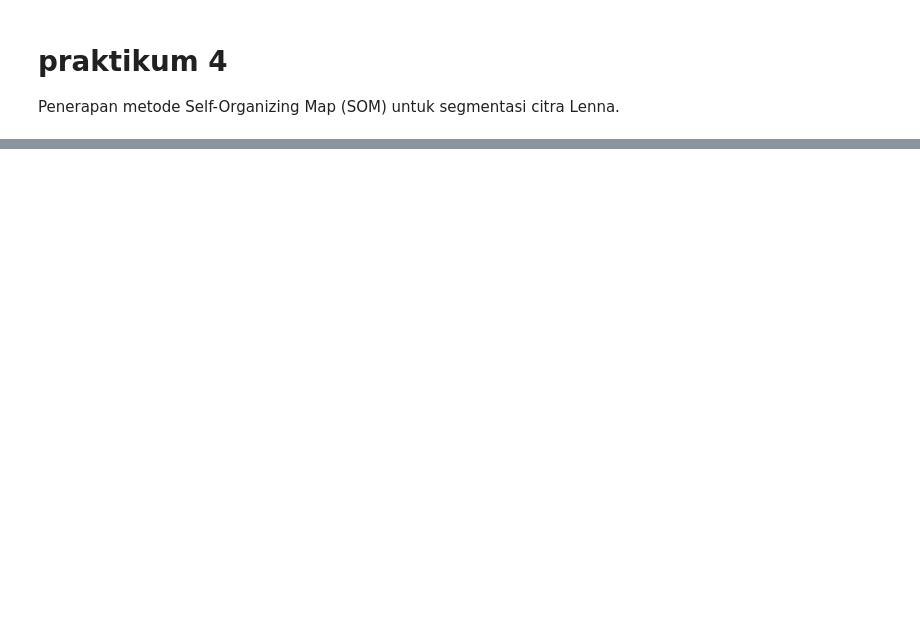
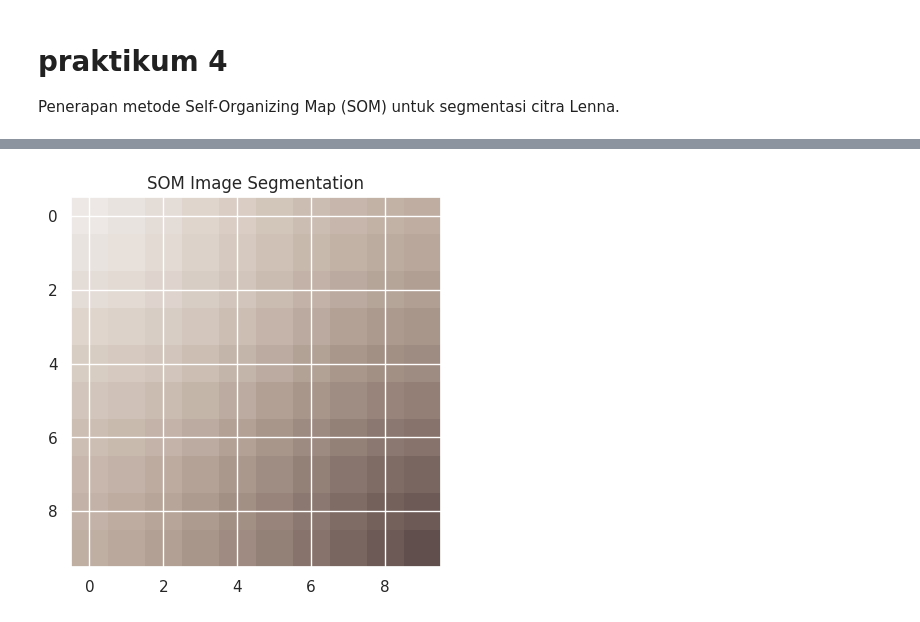
Before and after one commit to ikhwandio4/Machine_Learning_sem5, a Jupyter notebook: week7ml.ipynb, the cells around one changed output, grey strips where cells are left out. Drawn from its saved outputs; the diff is of its cells as text; code cells hidden in the pictures; blank space fills up the shorter version.

```diff
--- a/week7ml.ipynb
+++ b/week7ml.ipynb
@@ -377,0 +522,41 @@ plt.show()
+# %%
+def initialize_weights(image_shape, som_shape):
+    return np.random.rand(som_shape[0], som_shape[1], image_shape[2])
+
+def calculate_distance(input_vector, weights):
+    return np.linalg.norm(input_vector - weights, axis=2)
+
+def find_winner_unit(input_vector, weights):
+    distances = calculate_distance(input_vector, weights)
+    return np.unravel_index(np.argmin(distances), distances.shape)
+
+def update_weights(input_vector, weights, winner, learning_rate, neighborhood_radius):
+    distances = np.linalg.norm(np.indices(weights.shape[:2]).T - np.array(winner).reshape(1, -1), axis=2)
+    influence = np.exp(-distances / (2 * neighborhood_radius ** 2))
+    weights += learning_rate * influence[:, :, np.newaxis] * (input_vector - weights)
+
+def train_som(image, num_epochs, initial_learning_rate, initial_neighborhood_radius):
+    input_shape = image.shape
+    som_shape = (10, 10, input_shape[2])
+    weights = initialize_weights(input_shape, som_shape)
+
+    for epoch in range(num_epochs):
+        learning_rate = initial_learning_rate * np.exp(-epoch / num_epochs)
+        neighborhood_radius = initial_neighborhood_radius * np.exp(-epoch / num_epochs)
+
+        for i in range(input_shape[0]):
+            for j in range(input_shape[1]):
+                input_vector = image[i, j, :]
+                winner = find_winner_unit(input_vector, weights)
+                update_weights(input_vector, weights, winner, learning_rate, neighborhood_radius)
+
+    return weights
+# %%
+image = io.imread('/content/drive/MyDrive/Machine Learning/js7/cats_and_bunnies.jpg') / 255.0
+trained_weights = train_som(image, num_epochs=100, initial_learning_rate=0.1, initial_neighborhood_radius=3)
+# %%
+plt.imshow(trained_weights)
+plt.title("SOM Image Segmentation")
+plt.show()
+# %% [output]
+[figure, added]
```
Also changed, not shown: parts of 40 cells of this notebook.
